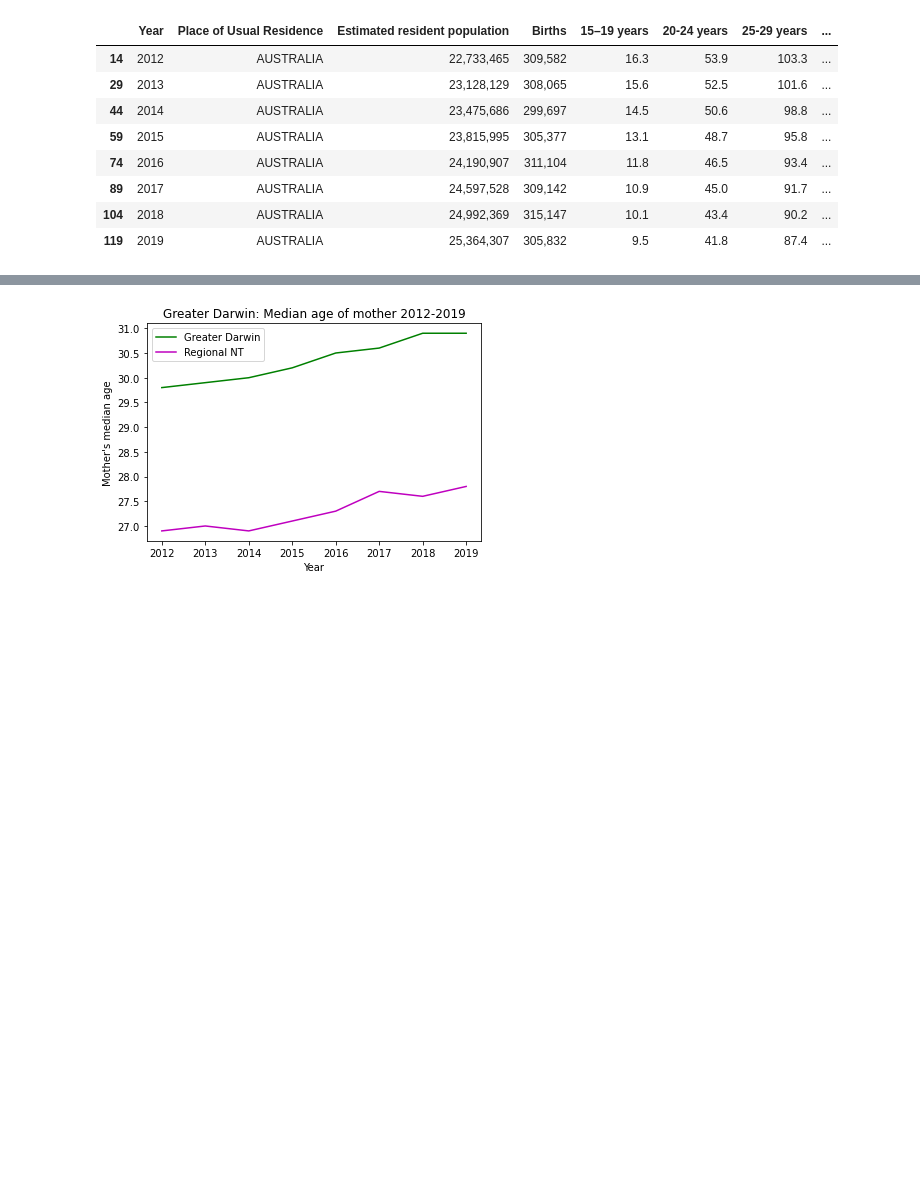
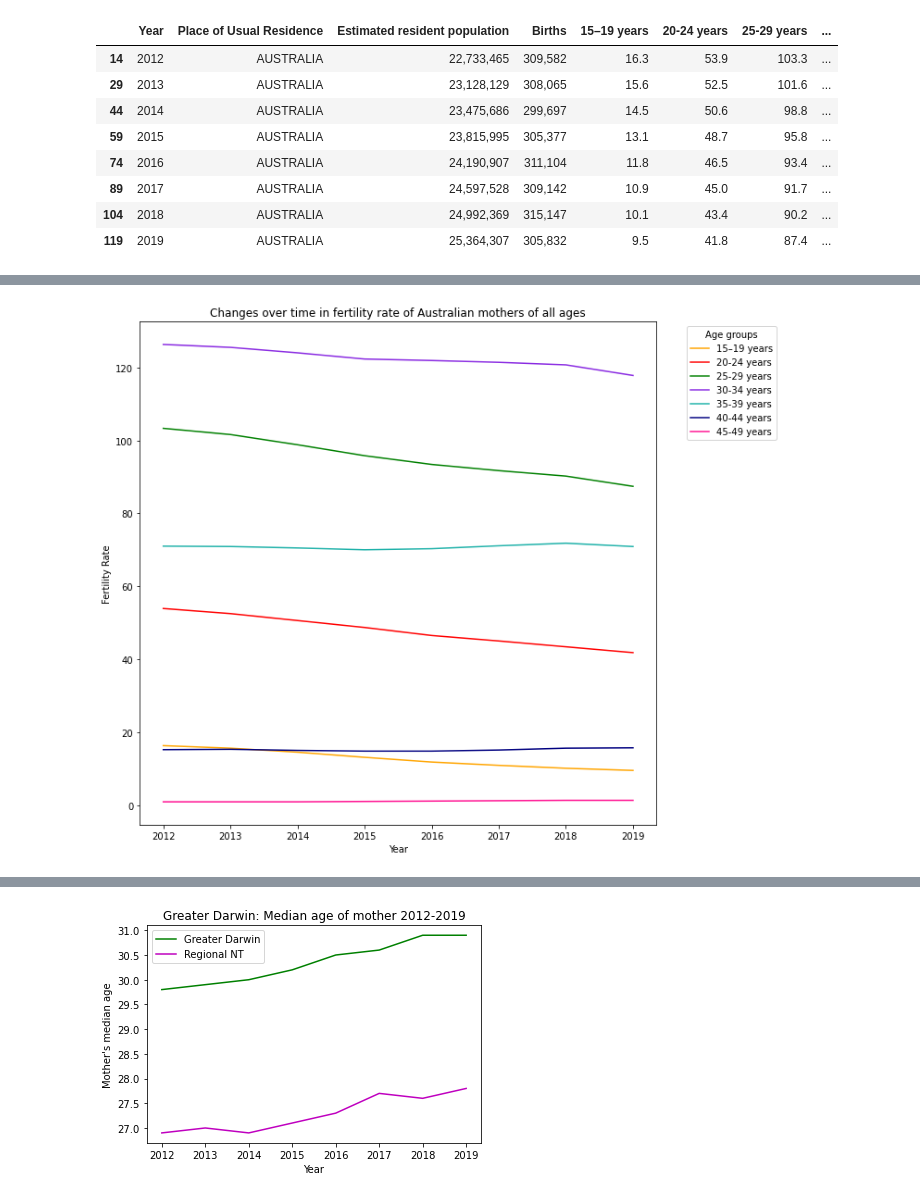
Before and after one commit to NathanJPotter/Team-Project-1, a Jupyter notebook: Project 1.ipynb, the cells around one changed output, grey strips where cells are left out. Drawn from its saved outputs; the diff is of its cells as text; code cells hidden in the pictures; blank space fills up the shorter version.

```diff
--- a/Project 1.ipynb
+++ b/Project 1.ipynb
@@ -84,3 +99,23 @@ birth_data_aus_df
+# %%
+# Plot change in fertility rate of Australian mothers of all age categories from 2012 to 2019
+plt.figure(figsize=(10,10))
+
+plt.plot(birth_data_aus_df["Year"], birth_data_aus_df["15–19 years"], color = 'orange', label = "15–19 years")
+plt.plot(birth_data_aus_df["Year"], birth_data_aus_df["20-24 years"], color = 'r', label = "20-24 years")
+plt.plot(birth_data_aus_df["Year"], birth_data_aus_df["25-29 years"], color = 'green', label = "25-29 years")
+plt.plot(birth_data_aus_df["Year"], birth_data_aus_df["30-34 years"], color = 'blueviolet', label = "30-34 years")
+plt.plot(birth_data_aus_df["Year"], birth_data_aus_df["35-39 years"], color = 'lightseagreen', label = "35-39 years")
+plt.plot(birth_data_aus_df["Year"], birth_data_aus_df["40-44 years"], color = 'navy', label = "40-44 years")
+plt.plot(birth_data_aus_df["Year"], birth_data_aus_df["45-49 years"], color = 'deeppink', label = "45-49 years")
+
+
+plt.title("Changes over time in fertility rate of Australian mothers of all ages")
+plt.xlabel("Year")
+plt.ylabel("Fertility Rate")
+plt.legend(title = 'Age groups', bbox_to_anchor=(1.05, 1.0), loc = 'best')
+plt.show()
+# %% [output]
+[figure, added]
 # %%
 # Greater Hobart
 birth_data_hobart_df = birth_data_df.loc[birth_data_df['Place of Usual Residence'] == "Greater Hobart"]
```
Also changed, not shown: parts of 3 cells of this notebook.
